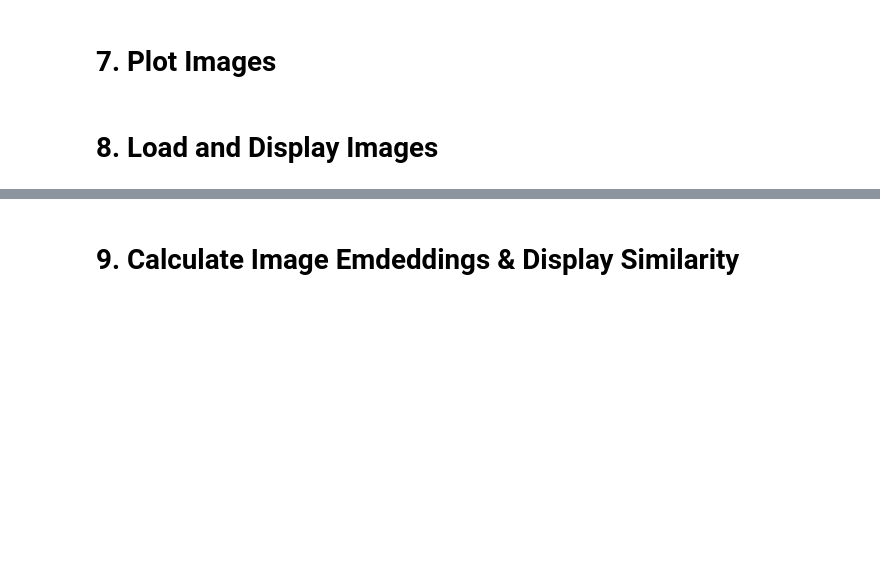
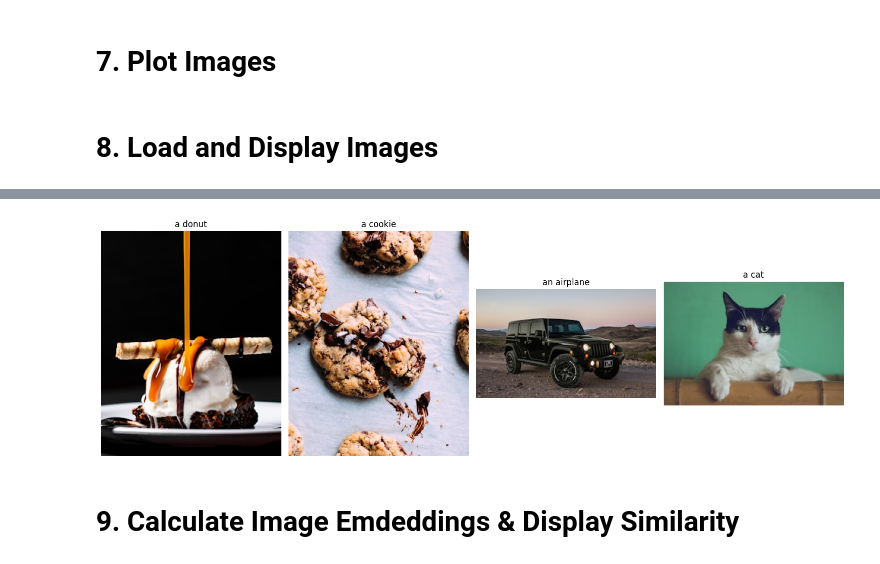
Before and after one commit to Shreya-Sikder/Vision-Language-Models-VLM-Bootcamp, a Jupyter notebook: m2_Embeddings.ipynb, the cells around one changed output, grey strips where cells are left out. Saved outputs shown, nothing was run; the diff lists cells and outputs as text; code cells hidden in the pictures; blank space fills up the shorter version.

```diff
--- a/m2_Embeddings.ipynb
+++ b/m2_Embeddings.ipynb
@@ -180 +177,18 @@ def plot_images(images, labels):
+# %%
+# Updated utility function to handle empty or partial image lists
+def plot_images(images, labels):
+  if not images:
+    print("No images to display.")
+    return
+  n = len(images)
+  fig, axes = plt.subplots(1, n, figsize=(15, 5))
+  # Handle cases where n=1 (axes is not an array)
+  if n == 1:
+    axes = [axes]
+  for ax, img, lbl in zip(axes, images, labels):
+    ax.imshow(img)
+    ax.set_title(lbl)
+    ax.axis("off")
+  plt.tight_layout()
+  plt.show()
 # %% [markdown]
@@ -222 +201,36 @@ Using a slow image processor as `use_fast` is unset and a slow processor was sav
+# %%
+# Updated image_urls with a high-reliability airplane link from Unsplash
+image_urls = {
+    "a donut": "https://images.unsplash.com/photo-1551024506-0bccd828d307?q=80&w=300&auto=format&fit=crop",
+    "a cookie": "https://images.unsplash.com/photo-1499636136210-6f4ee915583e?q=80&w=300&auto=format&fit=crop",
+    "an airplane": "https://images.unsplash.com/photo-1506015391300-4802dc74de2e?q=80&w=300&auto=format&fit=crop",
+    "a cat": "https://images.unsplash.com/photo-1514888286974-6c03e2ca1dba?q=80&w=300&auto=format&fit=crop"
+}
+
+all_labels = list(image_urls.keys())
+
+def load_image(url):
+    headers = {'User-Agent': 'Mozilla/5.0'}
+    response = requests.get(url, headers=headers, timeout=10)
+    response.raise_for_status()
+    return Image.open(BytesIO(response.content)).convert("RGB")
+
+images = []
+loaded_labels = []
+
+for label in all_labels:
+    try:
+        img = load_image(image_urls[label])
+        images.append(img)
+        loaded_labels.append(label)
+    except Exception as e:
+        print(f"Failed to load {label}: {e}")
+
+# Synchronize labels and text for consistent similarity matrices
+labels = loaded_labels
+text = loaded_labels
+
+plot_images(images, labels)
+# %% [output]
+[figure, added]
 # %% [markdown]
```
Also changed, not shown: parts of 6 cells of this notebook.
